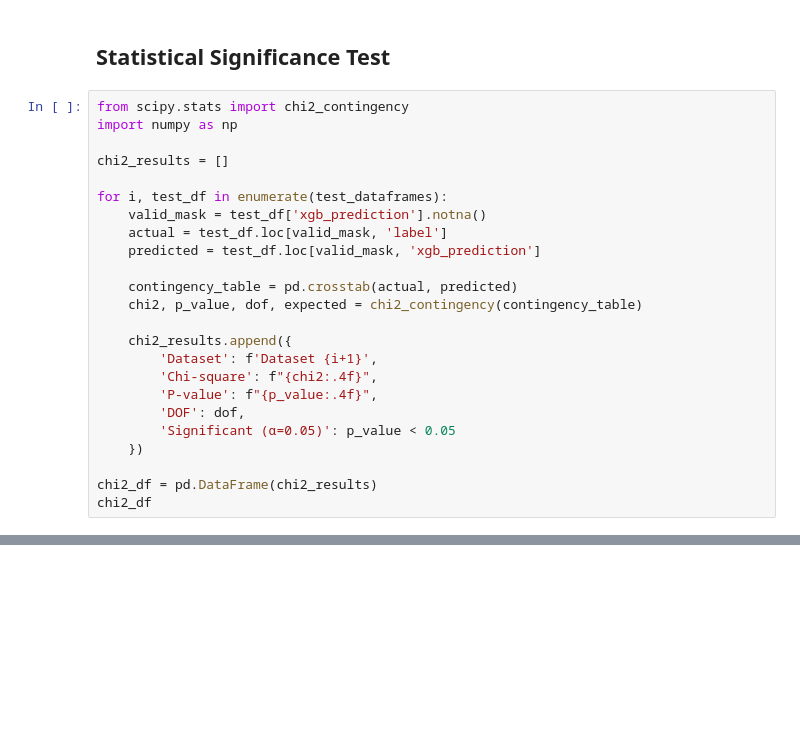
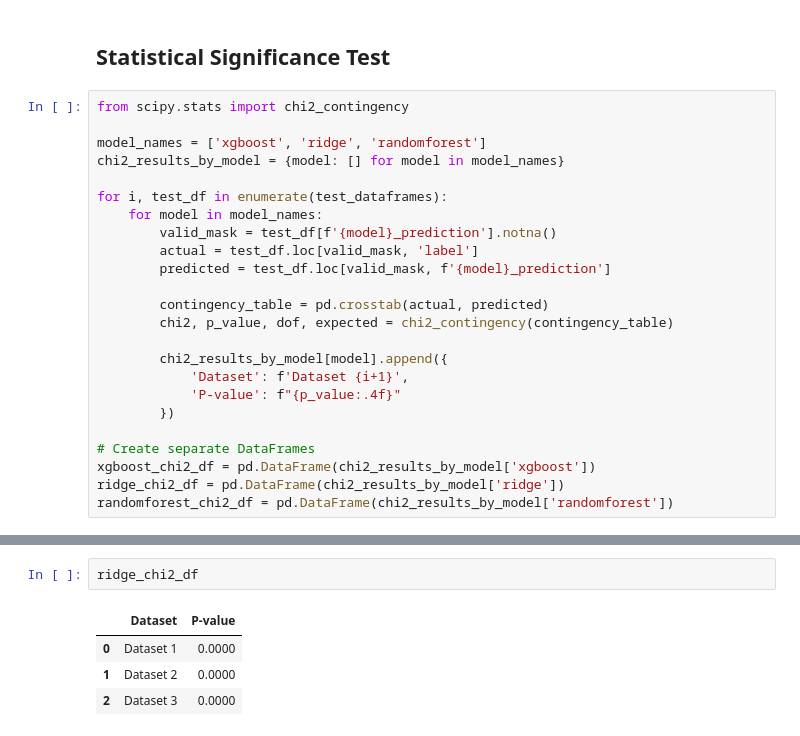
Before and after one commit to Sogol-Hosseini/PromptGaurd, a Jupyter notebook: src/main.ipynb, the cells around one changed output, grey strips where cells are left out. Cells and saved outputs as stored; diff of their text form; blank space fills up the shorter version.

```diff
--- a/src/main.ipynb
+++ b/src/main.ipynb
@@ -507,25 +507,25 @@ randomforest_df
 ## Statistical Significance Test
 # %%
 from scipy.stats import chi2_contingency
-import numpy as np
 
-chi2_results = []
+model_names = ['xgboost', 'ridge', 'randomforest']
+chi2_results_by_model = {model: [] for model in model_names}
 
 for i, test_df in enumerate(test_dataframes):
-    valid_mask = test_df['xgb_prediction'].notna()
-    actual = test_df.loc[valid_mask, 'label']
-    predicted = test_df.loc[valid_mask, 'xgb_prediction']
+    for model in model_names:
+        valid_mask = test_df[f'{model}_prediction'].notna()
+        actual = test_df.loc[valid_mask, 'label']
+        predicted = test_df.loc[valid_mask, f'{model}_prediction']
 
-    contingency_table = pd.crosstab(actual, predicted)
-    chi2, p_value, dof, expected = chi2_contingency(contingency_table)
+        contingency_table = pd.crosstab(actual, predicted)
+        chi2, p_value, dof, expected = chi2_contingency(contingency_table)
 
-    chi2_results.append({
-        'Dataset': f'Dataset {i+1}',
-        'Chi-square': f"{chi2:.4f}",
-        'P-value': f"{p_value:.4f}",
-        'DOF': dof,
-        'Significant (α=0.05)': p_value < 0.05
-    })
+        chi2_results_by_model[model].append({
+            'Dataset': f'Dataset {i+1}',
+            'P-value': f"{p_value:.4f}"
+        })
 
-chi2_df = pd.DataFrame(chi2_results)
-chi2_df
+# Create separate DataFrames
+xgboost_chi2_df = pd.DataFrame(chi2_results_by_model['xgboost'])
+ridge_chi2_df = pd.DataFrame(chi2_results_by_model['ridge'])
+randomforest_chi2_df = pd.DataFrame(chi2_results_by_model['randomforest'])
@@ -797,0 +532,7 @@ display(summary_df)
+# %%
+ridge_chi2_df
+# %% [output]
+|  | Dataset | P-value |
+| 0 | Dataset 1 | 0.0000 |
+| 1 | Dataset 2 | 0.0000 |
+| 2 | Dataset 3 | 0.0000 |
```
Also changed, not shown: parts of 10 cells of this notebook.
